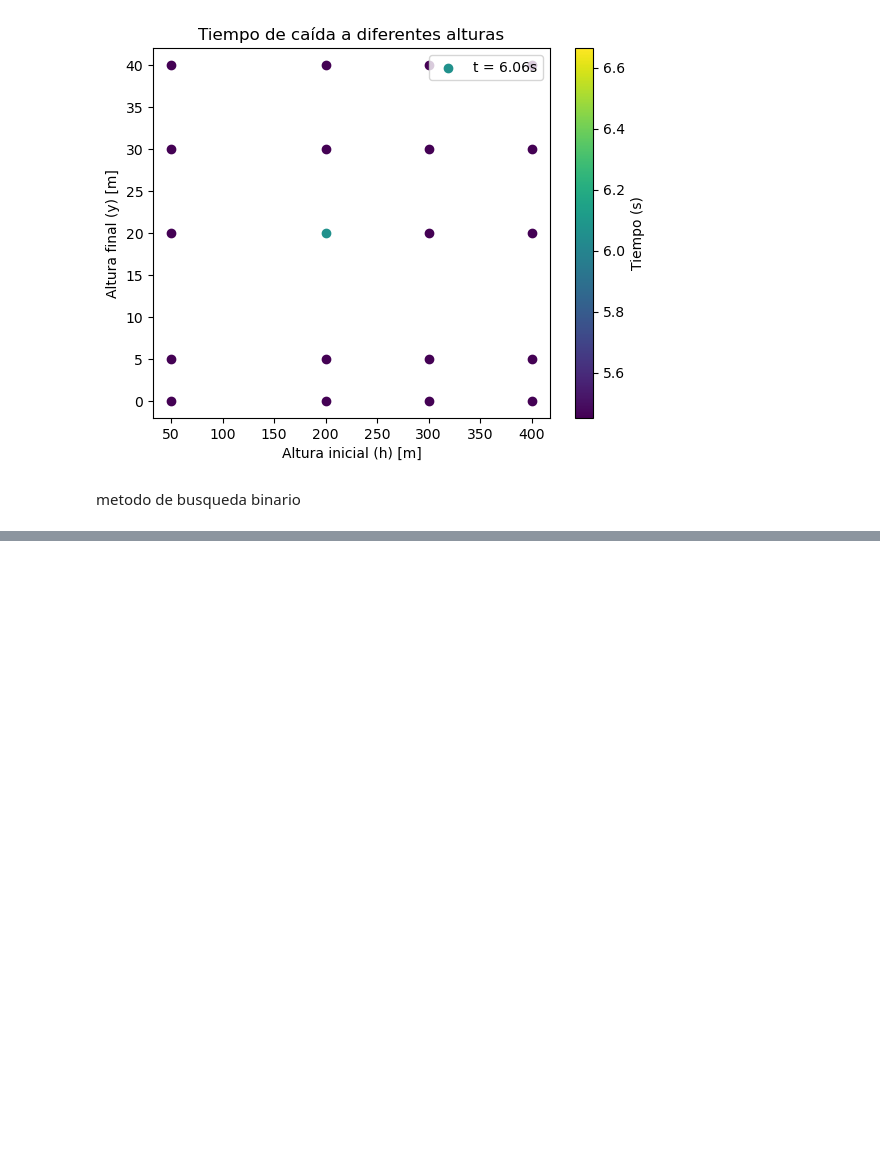
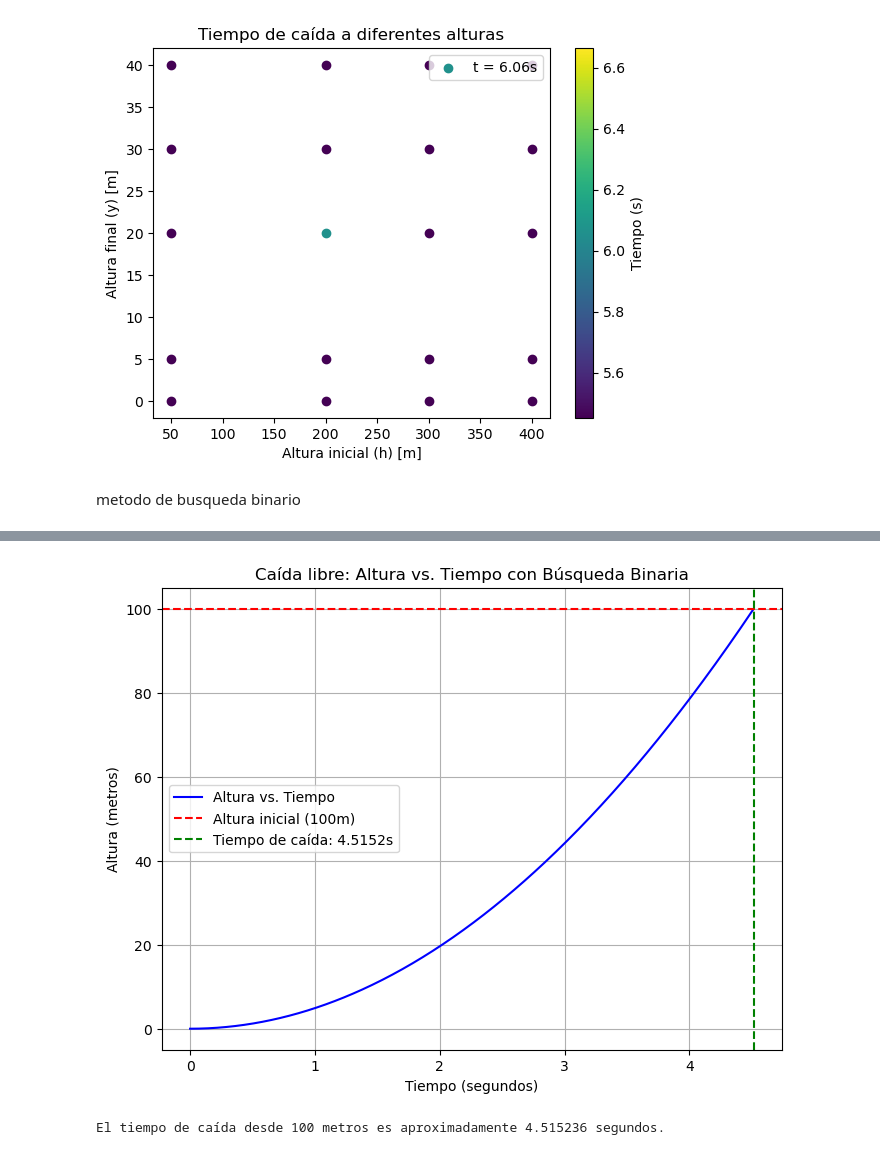
Before and after one commit to danielsh2390/Mi-primer-proyecto, a Jupyter notebook: Miprimer.ipynb, the cells around one changed output, grey strips where cells are left out. Saved outputs shown, nothing was run; the diff lists cells and outputs as text; code cells hidden in the pictures; blank space fills up the shorter version.

```diff
--- a/Miprimer.ipynb
+++ b/Miprimer.ipynb
@@ -299,0 +353,51 @@ metodo de busqueda binario
+# %%
+import numpy as np
+import matplotlib.pyplot as plt
+import math
+
+# Función de caída libre para la altura en función del tiempo
+def altura(t, g=9.81):
+    return 0.5 * g * t**2
+
+# Función de búsqueda binaria para encontrar el tiempo dado una altura
+def busqueda_binaria(tiempo_maximo, h, g=9.81, precision=1e-6):
+    low = 0
+    high = tiempo_maximo
+
+    while high - low > precision:
+        mid = (low + high) / 2
+        altura_estimacion = altura(mid, g)
+
+        if altura_estimacion < h:
+            low = mid  # Necesitamos un tiempo mayor
+        else:
+            high = mid  # Necesitamos un tiempo menor
+
+    return (low + high) / 2
+
+# Parámetros
+altura_objeto = 100  # Altura de caída (100 metros)
+tiempo_maximo = np.sqrt(2 * altura_objeto / 9.81)  # Tiempo máximo basado en la ecuación
+
+# Aplicar búsqueda binaria para encontrar el tiempo correspondiente a la altura
+tiempo_de_caida = busqueda_binaria(tiempo_maximo, altura_objeto)
+
+# Crear la gráfica de la caída libre
+tiempos = np.linspace(0, tiempo_maximo, 500)
+alturas = altura(tiempos)
+
+# Graficar
+plt.figure(figsize=(8, 6))
+plt.plot(tiempos, alturas, label="Altura vs. Tiempo", color="b")
+plt.axhline(altura_objeto, color='r', linestyle='--', label="Altura inicial (100m)")
+plt.axvline(tiempo_de_caida, color='g', linestyle='--', label=f"Tiempo de caída: {tiempo_de_caida:.4f}s")
+plt.title("Caída libre: Altura vs. Tiempo con Búsqueda Binaria")
+plt.xlabel("Tiempo (segundos)")
+plt.ylabel("Altura (metros)")
+plt.legend()
+plt.grid(True)
+plt.show()
+print(f"El tiempo de caída desde {altura_objeto} metros es aproximadamente {tiempo_de_caida:.6f} segundos.")
+# %% [output]
+[figure, added]
+El tiempo de caída desde 100 metros es aproximadamente 4.515236 segundos.
```
Also changed, not shown: parts of 2 cells of this notebook.
